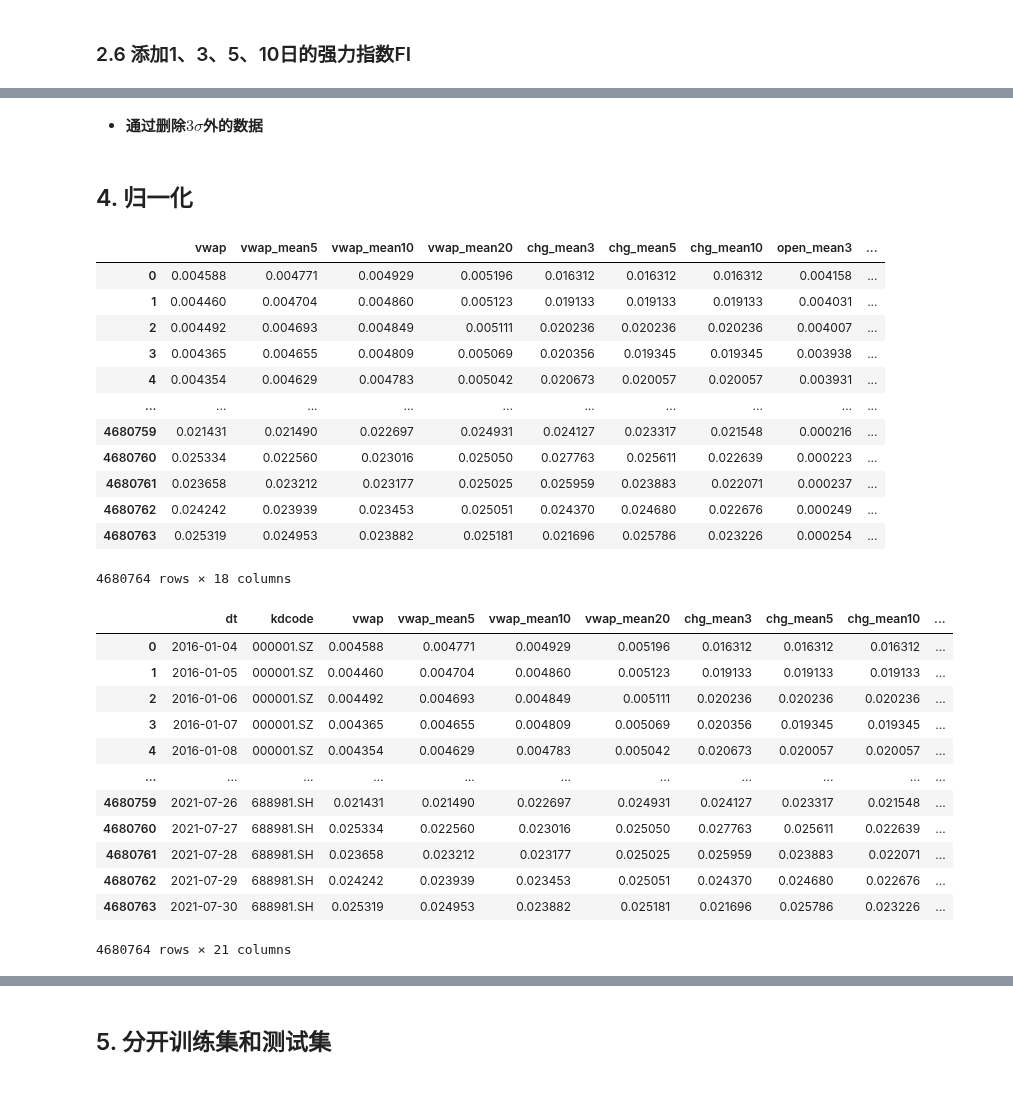
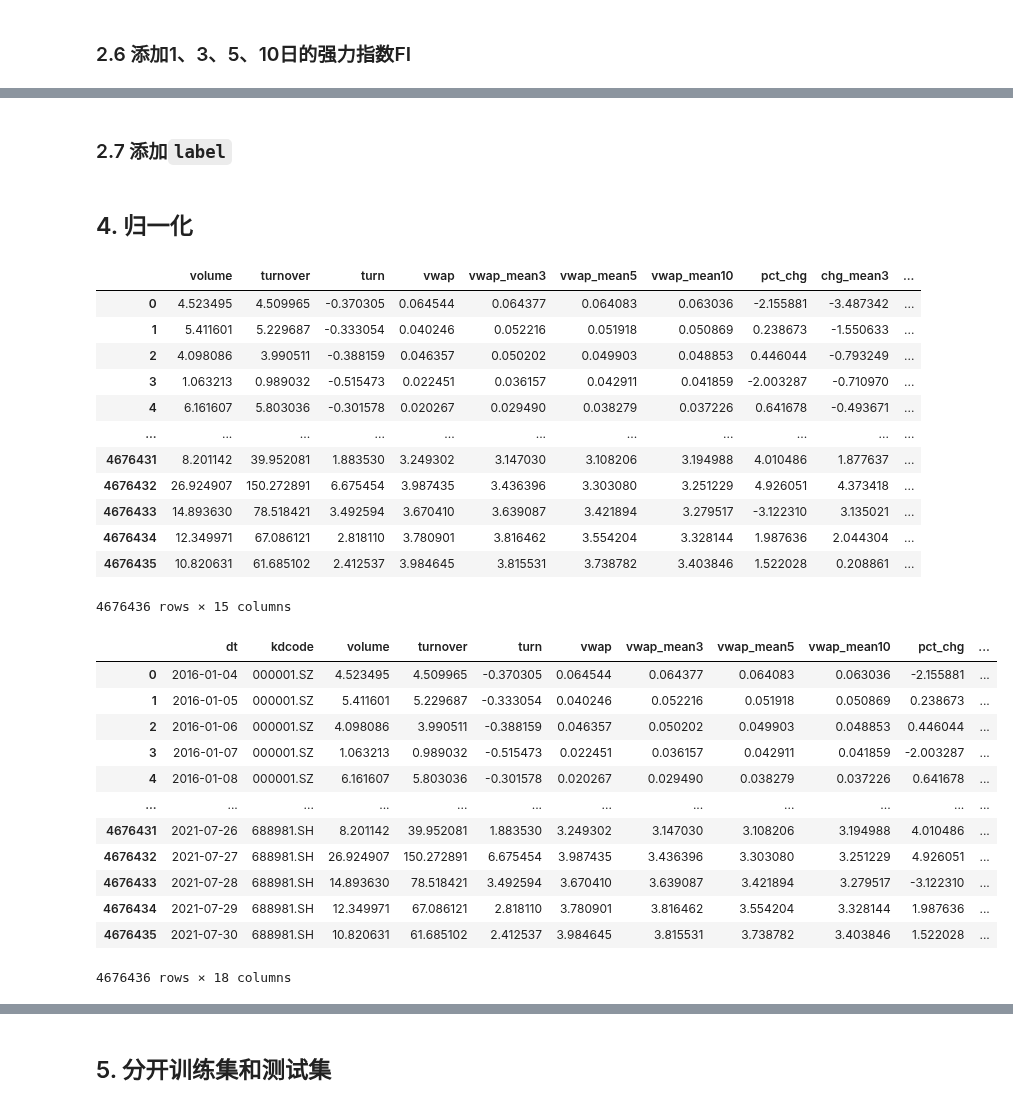
Before and after one commit to OreNoo/KandianPro, a Jupyter notebook: WholeMarketPro/data/DataProcess.ipynb, the cells around one changed output, grey strips where cells are left out. Saved outputs shown, nothing was run; the diff lists cells and outputs as text; code cells hidden in the pictures.

```diff
--- a/WholeMarketPro/data/DataProcess.ipynb
+++ b/WholeMarketPro/data/DataProcess.ipynb
@@ -56,7 +195,8 @@ for t, size in enumerate(sizes):
                 mean_res = vwap[index - size + 1:index + 1].mean()
             exec("meanList%s.append(%s)" % (t, mean_res))
 
-res_df['vwap_mean5'] = meanList0
-res_df['vwap_mean10'] = meanList1
-res_df['vwap_mean20'] = meanList2
+res_df['vwap_mean3'] = meanList0
+res_df['vwap_mean5'] = meanList1
+res_df['vwap_mean10'] = meanList2
+res_df['vwap_mean20'] = meanList3
 # %% [markdown]
@@ -64,5 +204,7 @@ res_df['vwap_mean20'] = meanList2
 # %%
+res_df['pct_chg'] = df['pct_chg']
 sizes = [3, 5, 10]
+
 for t, size in enumerate(sizes):
     exec("meanList%s = []" % t)
     for i in tqdm(range(stocks_num), desc='遍历所有股票'): # 循环股票
@@ -99,4 +241,5 @@ res_df
 # %%
+res_df['adj_open'] = df['adj_open']
 sizes = [3, 5, 10]
 for t, size in enumerate(sizes):
     exec("meanList%s = []" % t)
@@ -353,5 +347,5 @@ open_mean的最小值与最大值差距过大
-# %% [markdown]
-* **通过删除$3\sigma$外的数据**
+# %% [markdown]
+### 2.7 添加`label`
 # %% [markdown]
 ## 4. 归一化
 # %%
@@ -359,46 +353,53 @@ tmp_df = res_df.copy()
 # %%
 from sklearn import preprocessing
 
-min_max_scaler = preprocessing.MinMaxScaler()
-_df = min_max_scaler.fit_transform(res_df)
+# test(train)Data3/4
+robust_scaler = preprocessing.RobustScaler()
+_df = robust_scaler.fit_transform(res_df)
+
+# # test(train)Data1/2
+# min_max_scaler = preprocessing.MinMaxScaler()
+# _df = min_max_scaler.fit_transform(res_df)
+
 _df = pd.DataFrame(_df, columns=res_df.columns)
 _df
 # %% [output]
-|  | vwap | vwap_mean5 | vwap_mean10 | vwap_mean20 | chg_mean3 | chg_mean5 | chg_mean10 | open_mean3 | ... |
-| 0 | 0.004588 | 0.004771 | 0.004929 | 0.005196 | 0.016312 | 0.016312 | 0.016312 | 0.004158 | ... |
-| 1 | 0.004460 | 0.004704 | 0.004860 | 0.005123 | 0.019133 | 0.019133 | 0.019133 | 0.004031 | ... |
-| 2 | 0.004492 | 0.004693 | 0.004849 | 0.005111 | 0.020236 | 0.020236 | 0.020236 | 0.004007 | ... |
-| 3 | 0.004365 | 0.004655 | 0.004809 | 0.005069 | 0.020356 | 0.019345 | 0.019345 | 0.003938 | ... |
-| 4 | 0.004354 | 0.004629 | 0.004783 | 0.005042 | 0.020673 | 0.020057 | 0.020057 | 0.003931 | ... |
-| ... | ... | ... | ... | ... | ... | ... | ... | ... | ... |
-| 4680759 | 0.021431 | 0.021490 | 0.022697 | 0.024931 | 0.024127 | 0.023317 | 0.021548 | 0.000216 | ... |
-| 4680760 | 0.025334 | 0.022560 | 0.023016 | 0.025050 | 0.027763 | 0.025611 | 0.022639 | 0.000223 | ... |
-| 4680761 | 0.023658 | 0.023212 | 0.023177 | 0.025025 | 0.025959 | 0.023883 | 0.022071 | 0.000237 | ... |
-| 4680762 | 0.024242 | 0.023939 | 0.023453 | 0.025051 | 0.024370 | 0.024680 | 0.022676 | 0.000249 | ... |
-| 4680763 | 0.025319 | 0.024953 | 0.023882 | 0.025181 | 0.021696 | 0.025786 | 0.023226 | 0.000254 | ... |
+|  | volume | turnover | turn | vwap | vwap_mean3 | vwap_mean5 | vwap_mean10 | pct_chg | chg_mean3 | ... |
+| 0 | 4.523495 | 4.509965 | -0.370305 | 0.064544 | 0.064377 | 0.064083 | 0.063036 | -2.155881 | -3.487342 | ... |
+| 1 | 5.411601 | 5.229687 | -0.333054 | 0.040246 | 0.052216 | 0.051918 | 0.050869 | 0.238673 | -1.550633 | ... |
+| 2 | 4.098086 | 3.990511 | -0.388159 | 0.046357 | 0.050202 | 0.049903 | 0.048853 | 0.446044 | -0.793249 | ... |
+| 3 | 1.063213 | 0.989032 | -0.515473 | 0.022451 | 0.036157 | 0.042911 | 0.041859 | -2.003287 | -0.710970 | ... |
+| 4 | 6.161607 | 5.803036 | -0.301578 | 0.020267 | 0.029490 | 0.038279 | 0.037226 | 0.641678 | -0.493671 | ... |
+| ... | ... | ... | ... | ... | ... | ... | ... | ... | ... | ... |
+| 4676431 | 8.201142 | 39.952081 | 1.883530 | 3.249302 | 3.147030 | 3.108206 | 3.194988 | 4.010486 | 1.877637 | ... |
+| 4676432 | 26.924907 | 150.272891 | 6.675454 | 3.987435 | 3.436396 | 3.303080 | 3.251229 | 4.926051 | 4.373418 | ... |
+| 4676433 | 14.893630 | 78.518421 | 3.492594 | 3.670410 | 3.639087 | 3.421894 | 3.279517 | -3.122310 | 3.135021 | ... |
+| 4676434 | 12.349971 | 67.086121 | 2.818110 | 3.780901 | 3.816462 | 3.554204 | 3.328144 | 1.987636 | 2.044304 | ... |
+| 4676435 | 10.820631 | 61.685102 | 2.412537 | 3.984645 | 3.815531 | 3.738782 | 3.403846 | 1.522028 | 0.208861 | ... |
-4680764 rows × 18 columns
+4676436 rows × 15 columns
 # %%
 # 添加不需归一化的列
 _df['label'] = df['label']
 _df['kdcode'] = df['kdcode']
 _df['dt'] = df['dt']
-order = ['dt','kdcode','vwap','vwap_mean5','vwap_mean10','vwap_mean20','chg_mean3','chg_mean5','chg_mean10','open_mean3','open_mean5','open_mean10','CCI_1','CCI_3','CCI_5','CCI_10','EVM_1','EVM_3','EVM_5','EVM_10','label']
+
+order = ['dt','kdcode','volume','turnover','turn','vwap','vwap_mean3','vwap_mean5','vwap_mean10','vwap_mean20','pct_chg','chg_mean3','chg_mean5','chg_mean10','adj_open','open_mean3','open_mean5','open_mean10','label']
 df_ = _df[order]
 df_
 # %% [output]
-|  | dt | kdcode | vwap | vwap_mean5 | vwap_mean10 | vwap_mean20 | chg_mean3 | chg_mean5 | chg_mean10 | ... |
-| 0 | 2016-01-04 | 000001.SZ | 0.004588 | 0.004771 | 0.004929 | 0.005196 | 0.016312 | 0.016312 | 0.016312 | ... |
-| 1 | 2016-01-05 | 000001.SZ | 0.004460 | 0.004704 | 0.004860 | 0.005123 | 0.019133 | 0.019133 | 0.019133 | ... |
-| 2 | 2016-01-06 | 000001.SZ | 0.004492 | 0.004693 | 0.004849 | 0.005111 | 0.020236 | 0.020236 | 0.020236 | ... |
-| 3 | 2016-01-07 | 000001.SZ | 0.004365 | 0.004655 | 0.004809 | 0.005069 | 0.020356 | 0.019345 | 0.019345 | ... |
-| 4 | 2016-01-08 | 000001.SZ | 0.004354 | 0.004629 | 0.004783 | 0.005042 | 0.020673 | 0.020057 | 0.020057 | ... |
-| ... | ... | ... | ... | ... | ... | ... | ... | ... | ... | ... |
-| 4680759 | 2021-07-26 | 688981.SH | 0.021431 | 0.021490 | 0.022697 | 0.024931 | 0.024127 | 0.023317 | 0.021548 | ... |
-| 4680760 | 2021-07-27 | 688981.SH | 0.025334 | 0.022560 | 0.023016 | 0.025050 | 0.027763 | 0.025611 | 0.022639 | ... |
-| 4680761 | 2021-07-28 | 688981.SH | 0.023658 | 0.023212 | 0.023177 | 0.025025 | 0.025959 | 0.023883 | 0.022071 | ... |
-| 4680762 | 2021-07-29 | 688981.SH | 0.024242 | 0.023939 | 0.023453 | 0.025051 | 0.024370 | 0.024680 | 0.022676 | ... |
-| 4680763 | 2021-07-30 | 688981.SH | 0.025319 | 0.024953 | 0.023882 | 0.025181 | 0.021696 | 0.025786 | 0.023226 | ... |
+|  | dt | kdcode | volume | turnover | turn | vwap | vwap_mean3 | vwap_mean5 | vwap_mean10 | pct_chg | ... |
+| 0 | 2016-01-04 | 000001.SZ | 4.523495 | 4.509965 | -0.370305 | 0.064544 | 0.064377 | 0.064083 | 0.063036 | -2.155881 | ... |
+| 1 | 2016-01-05 | 000001.SZ | 5.411601 | 5.229687 | -0.333054 | 0.040246 | 0.052216 | 0.051918 | 0.050869 | 0.238673 | ... |
+| 2 | 2016-01-06 | 000001.SZ | 4.098086 | 3.990511 | -0.388159 | 0.046357 | 0.050202 | 0.049903 | 0.048853 | 0.446044 | ... |
+| 3 | 2016-01-07 | 000001.SZ | 1.063213 | 0.989032 | -0.515473 | 0.022451 | 0.036157 | 0.042911 | 0.041859 | -2.003287 | ... |
+| 4 | 2016-01-08 | 000001.SZ | 6.161607 | 5.803036 | -0.301578 | 0.020267 | 0.029490 | 0.038279 | 0.037226 | 0.641678 | ... |
+| ... | ... | ... | ... | ... | ... | ... | ... | ... | ... | ... | ... |
+| 4676431 | 2021-07-26 | 688981.SH | 8.201142 | 39.952081 | 1.883530 | 3.249302 | 3.147030 | 3.108206 | 3.194988 | 4.010486 | ... |
+| 4676432 | 2021-07-27 | 688981.SH | 26.924907 | 150.272891 | 6.675454 | 3.987435 | 3.436396 | 3.303080 | 3.251229 | 4.926051 | ... |
+| 4676433 | 2021-07-28 | 688981.SH | 14.893630 | 78.518421 | 3.492594 | 3.670410 | 3.639087 | 3.421894 | 3.279517 | -3.122310 | ... |
+| 4676434 | 2021-07-29 | 688981.SH | 12.349971 | 67.086121 | 2.818110 | 3.780901 | 3.816462 | 3.554204 | 3.328144 | 1.987636 | ... |
+| 4676435 | 2021-07-30 | 688981.SH | 10.820631 | 61.685102 | 2.412537 | 3.984645 | 3.815531 | 3.738782 | 3.403846 | 1.522028 | ... |
-4680764 rows × 21 columns
+4676436 rows × 18 columns
 # %%
 # df_ = df_.dropna(axis=0)
 df_ = df_.fillna(0)
```
Also changed, not shown: parts of 41 cells of this notebook, 45 other files.
